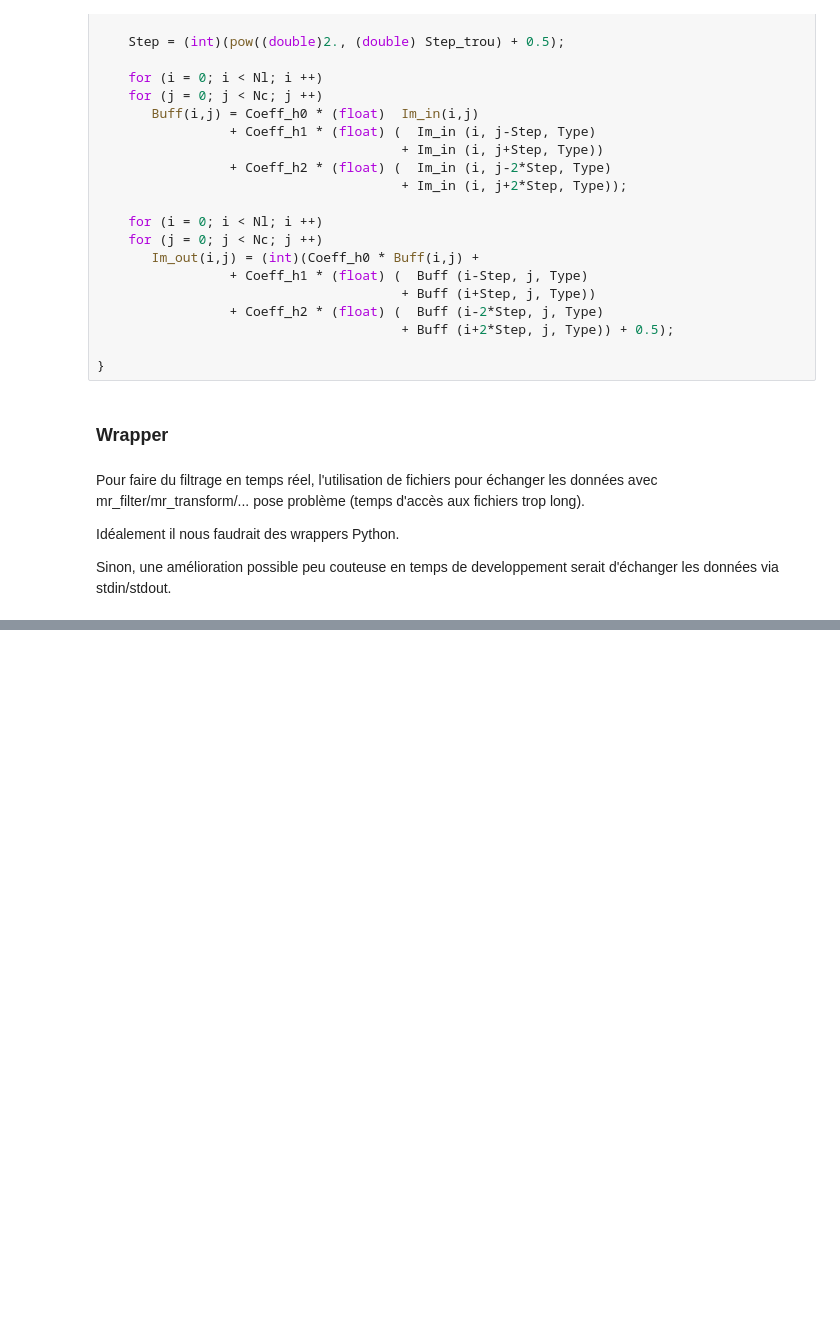
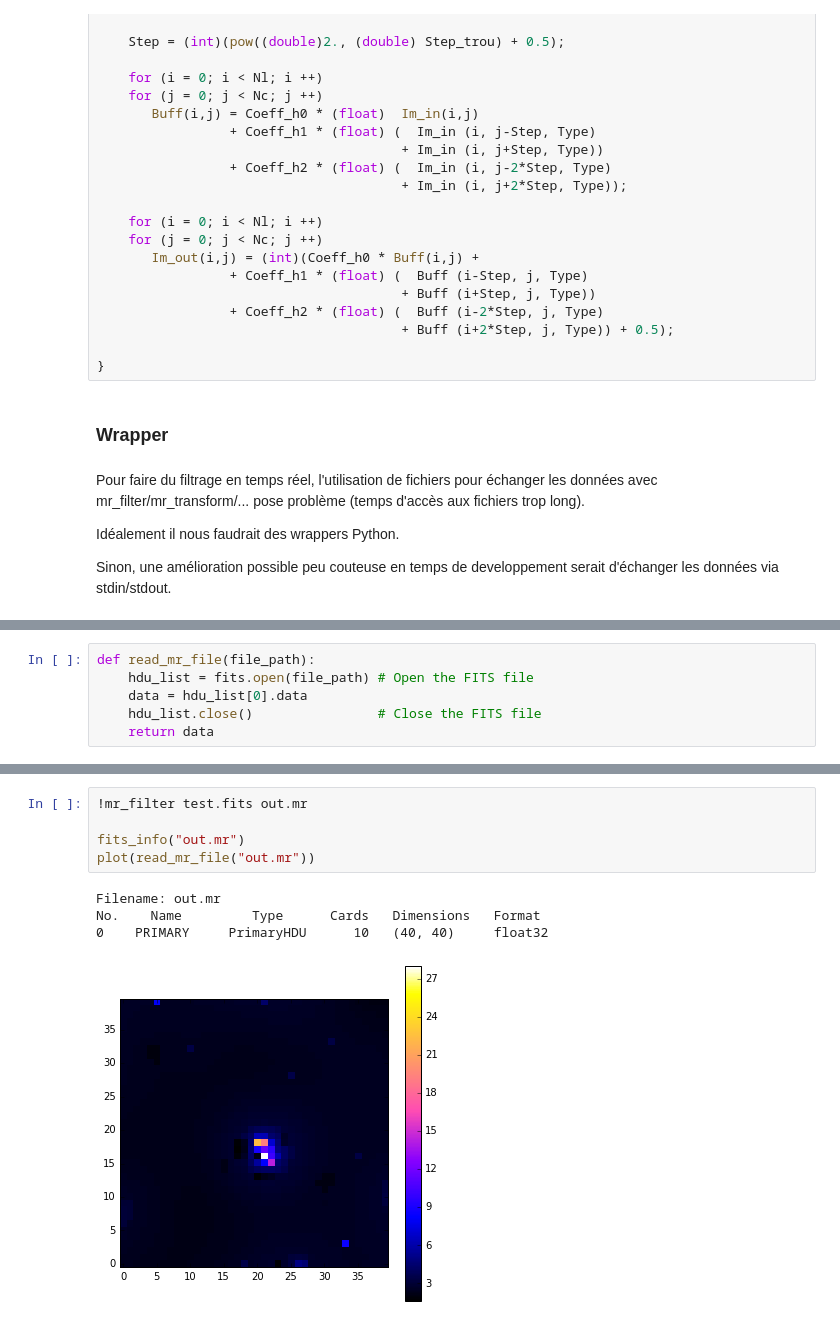
Before and after one commit to jdhp-sap/pywi-cta-legacy, a Jupyter notebook: cosmostat.ipynb, the cells around one changed output, grey strips where cells are left out. Drawn from its saved outputs; the diff is of its cells as text; blank space fills up the shorter version.

```diff
--- a/cosmostat.ipynb
+++ b/cosmostat.ipynb
@@ -173,0 +212,6 @@ Sinon, une amélioration possible peu couteuse en temps de developpement serait
+# %%
+def read_mr_file(file_path):
+    hdu_list = fits.open(file_path) # Open the FITS file
+    data = hdu_list[0].data
+    hdu_list.close()                # Close the FITS file
+    return data
@@ -173,0 +338,10 @@ Sinon, une amélioration possible peu couteuse en temps de developpement serait
+# %%
+!mr_filter test.fits out.mr
+
+fits_info("out.mr")
+plot(read_mr_file("out.mr"))
+# %% [output]
+Filename: out.mr
+No.    Name         Type      Cards   Dimensions   Format
+0    PRIMARY     PrimaryHDU      10   (40, 40)     float32
+[figure, added]
```
Also changed, not shown: parts of 25 cells of this notebook.
